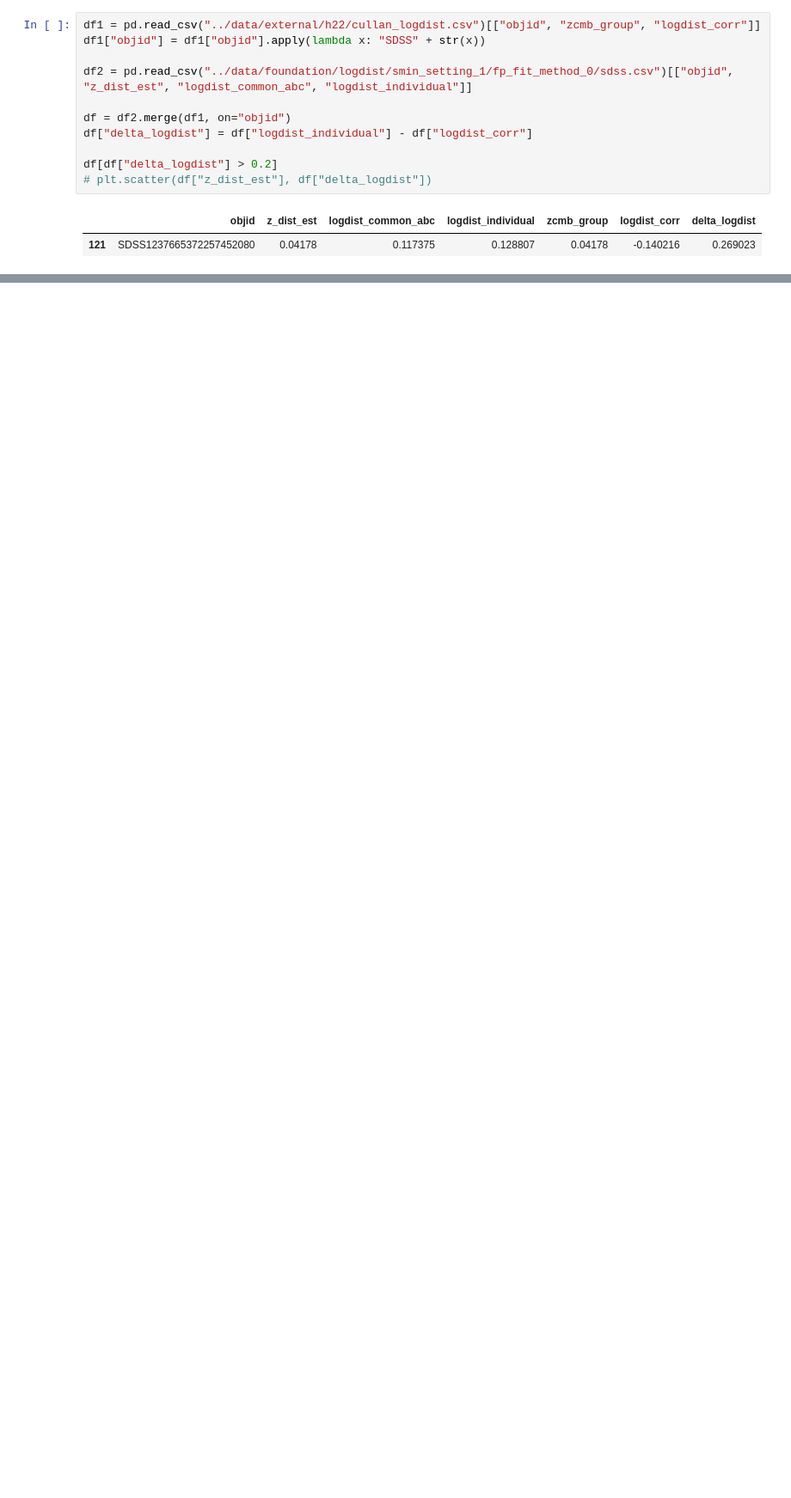
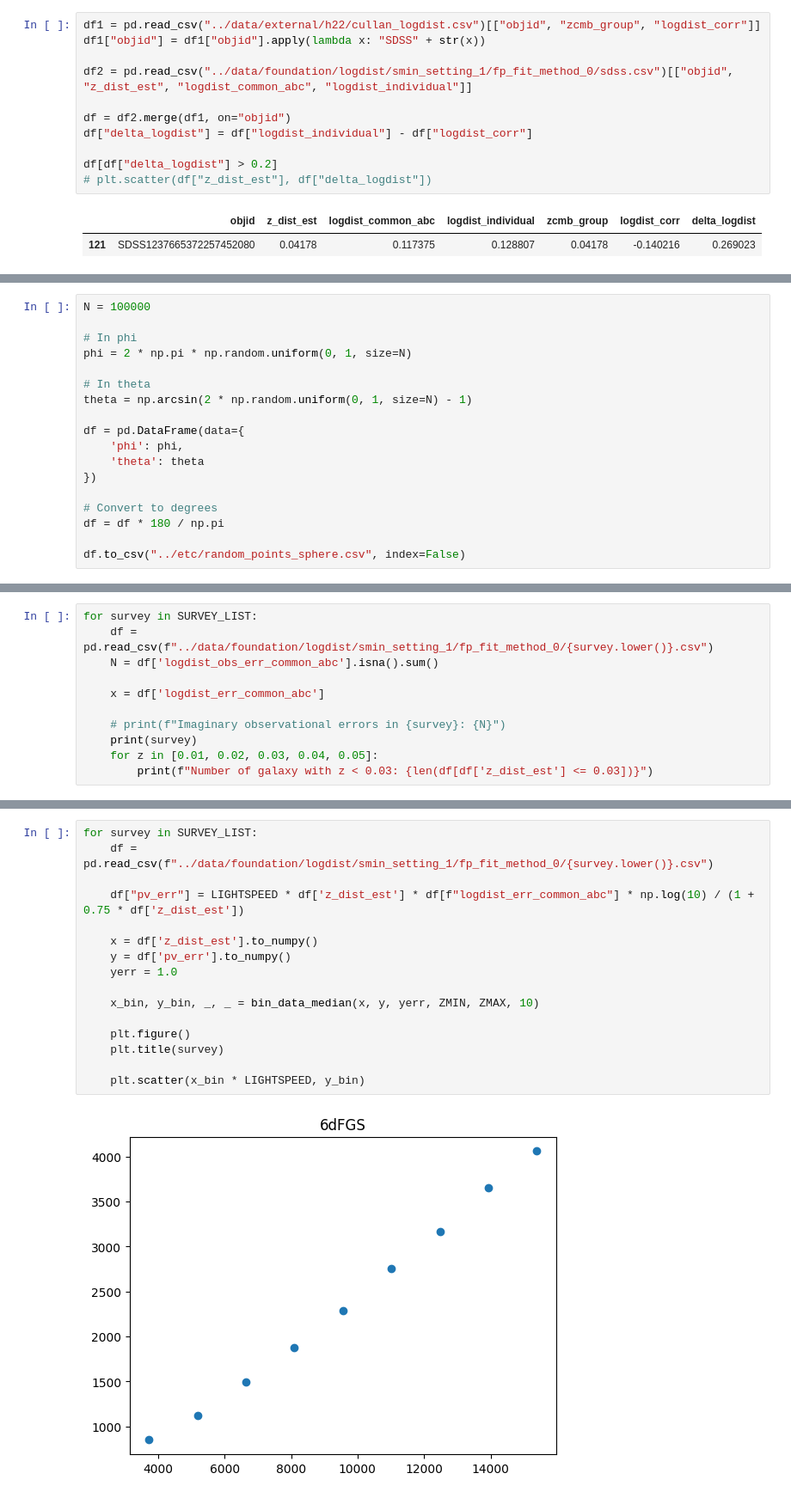
Before and after one commit to mrafifrbbn/thesis-research-2.0, a Jupyter notebook: notebooks/scrapbook.ipynb, the cells around one changed output, grey strips where cells are left out. Shown at 86% size. Saved outputs shown, nothing was run; the diff lists cells and outputs as text; blank space fills up the shorter version.

```diff
--- a/notebooks/scrapbook.ipynb
+++ b/notebooks/scrapbook.ipynb
@@ -209,0 +232,18 @@ df[df["delta_logdist"] > 0.2]
+# %%
+N = 100000
+
+# In phi
+phi = 2 * np.pi * np.random.uniform(0, 1, size=N)
+
+# In theta
+theta = np.arcsin(2 * np.random.uniform(0, 1, size=N) - 1)
+
+df = pd.DataFrame(data={
+    'phi': phi,
+    'theta': theta
+})
+
+# Convert to degrees
+df = df * 180 / np.pi
+
+df.to_csv("../etc/random_points_sphere.csv", index=False)
@@ -209,0 +252,11 @@ df[df["delta_logdist"] > 0.2]
+# %%
+for survey in SURVEY_LIST:
+    df = pd.read_csv(f"../data/foundation/logdist/smin_setting_1/fp_fit_method_0/{survey.lower()}.csv")
+    N = df['logdist_obs_err_common_abc'].isna().sum()
+
+    x = df['logdist_err_common_abc']
+
+    # print(f"Imaginary observational errors in {survey}: {N}")
+    print(survey)
+    for z in [0.01, 0.02, 0.03, 0.04, 0.05]:
+        print(f"Number of galaxy with z < 0.03: {len(df[df['z_dist_est'] <= 0.03])}")
@@ -209,0 +267,18 @@ df[df["delta_logdist"] > 0.2]
+# %%
+for survey in SURVEY_LIST:
+    df = pd.read_csv(f"../data/foundation/logdist/smin_setting_1/fp_fit_method_0/{survey.lower()}.csv")
+
+    df["pv_err"] = LIGHTSPEED * df['z_dist_est'] * df[f"logdist_err_common_abc"] * np.log(10) / (1 + 0.75 * df['z_dist_est'])
+
+    x = df['z_dist_est'].to_numpy()
+    y = df['pv_err'].to_numpy()
+    yerr = 1.0
+
+    x_bin, y_bin, _, _ = bin_data_median(x, y, yerr, ZMIN, ZMAX, 10)
+
+    plt.figure()
+    plt.title(survey)
+
+    plt.scatter(x_bin * LIGHTSPEED, y_bin)
+# %% [output]
+[figure, added]
```
Also changed, not shown: parts of 8 cells of this notebook, 42 other files.
